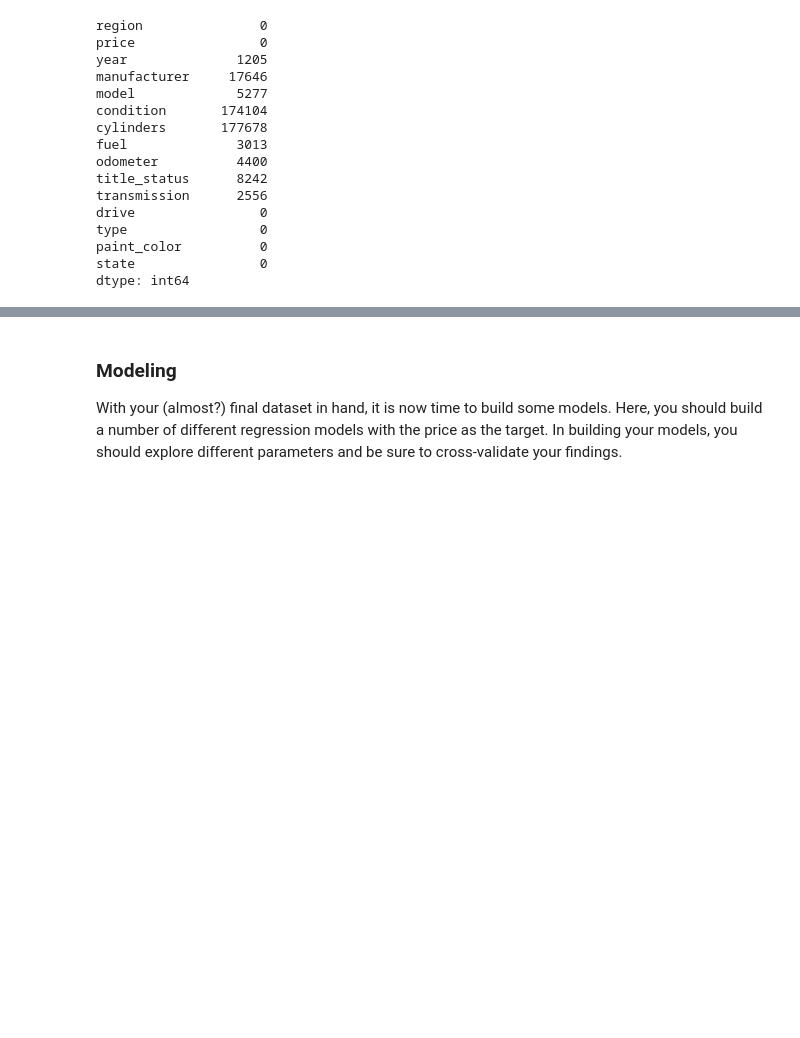
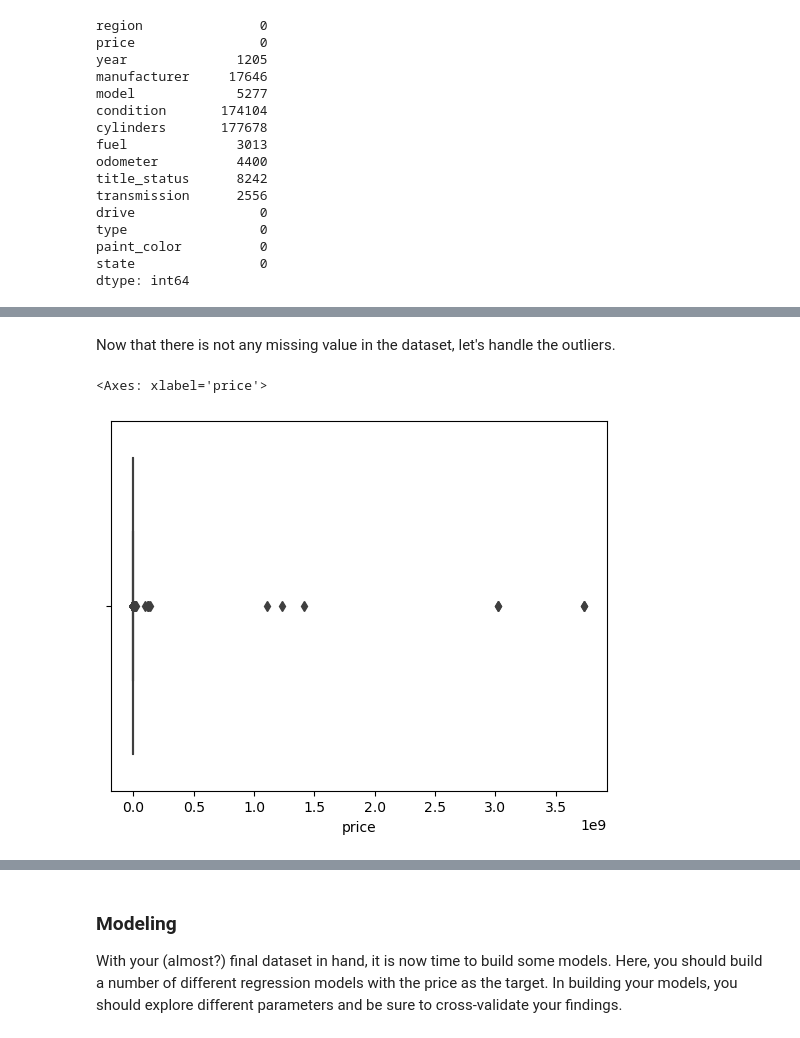
Before and after one commit to Hoomaaan/What-Drives-Prices-of-a-Car, a Jupyter notebook: prompt_II.ipynb, the cells around one changed output, grey strips where cells are left out. Cells and saved outputs as stored; diff of their text form; code cells hidden in the pictures; blank space fills up the shorter version.

Commit message:
prepared data for regression

```diff
--- a/prompt_II.ipynb
+++ b/prompt_II.ipynb
@@ -224,0 +238,6 @@ dtype: int64
+# %%
+data['title_status'] = data['title_status'].fillna('clean')
+# %%
+# Before fill missing values for cylinders and condition of the car, I drop the null values of the rest of the columns. My assumption is that removing those rows automatically reduces the number of missing values
+# in the cylinders and condition.
+data.dropna(subset=['year', 'manufacturer', 'model', 'fuel', 'odometer', 'transmission'], inplace=True)
@@ -224,0 +280,3 @@ dtype: int64
+# %%
+data.loc[data['odometer'] <= 100000, 'condition'] = data.loc[data['odometer'] <= 100000, 'condition'].fillna('good')
+data.loc[data['odometer'] > 100000, 'condition'] = data.loc[data['odometer'] > 100000, 'condition'].fillna('excellent')
@@ -224,0 +305,4 @@ dtype: int64
+# %%
+# for each type of drive, replace the missing value with the most frequent cylinder type
+cylinder_type = {'4wd':'6 cylinders', 'fwd':'4 cylinders', 'rwd':'8 cylinders'}
+data.loc[data['cylinders'].isna(), 'cylinders'] = data.loc[data['cylinders'].isna(), 'drive'].map(lambda x: cylinder_type[x])
@@ -224,0 +328,8 @@ dtype: int64
+# %% [markdown]
+Now that there is not any missing value in the dataset, let's handle the outliers.
+# %%
+# Let's look at the boxplot of year, price, and odometer to see if there are outliers there. According to our plots in the previous section, there are some outliers in the price feature
+sns.boxplot(x=data['price'])
+# %% [output]
+<Axes: xlabel='price'>
+[figure, added]
```
Also changed, not shown: parts of 27 cells of this notebook.
